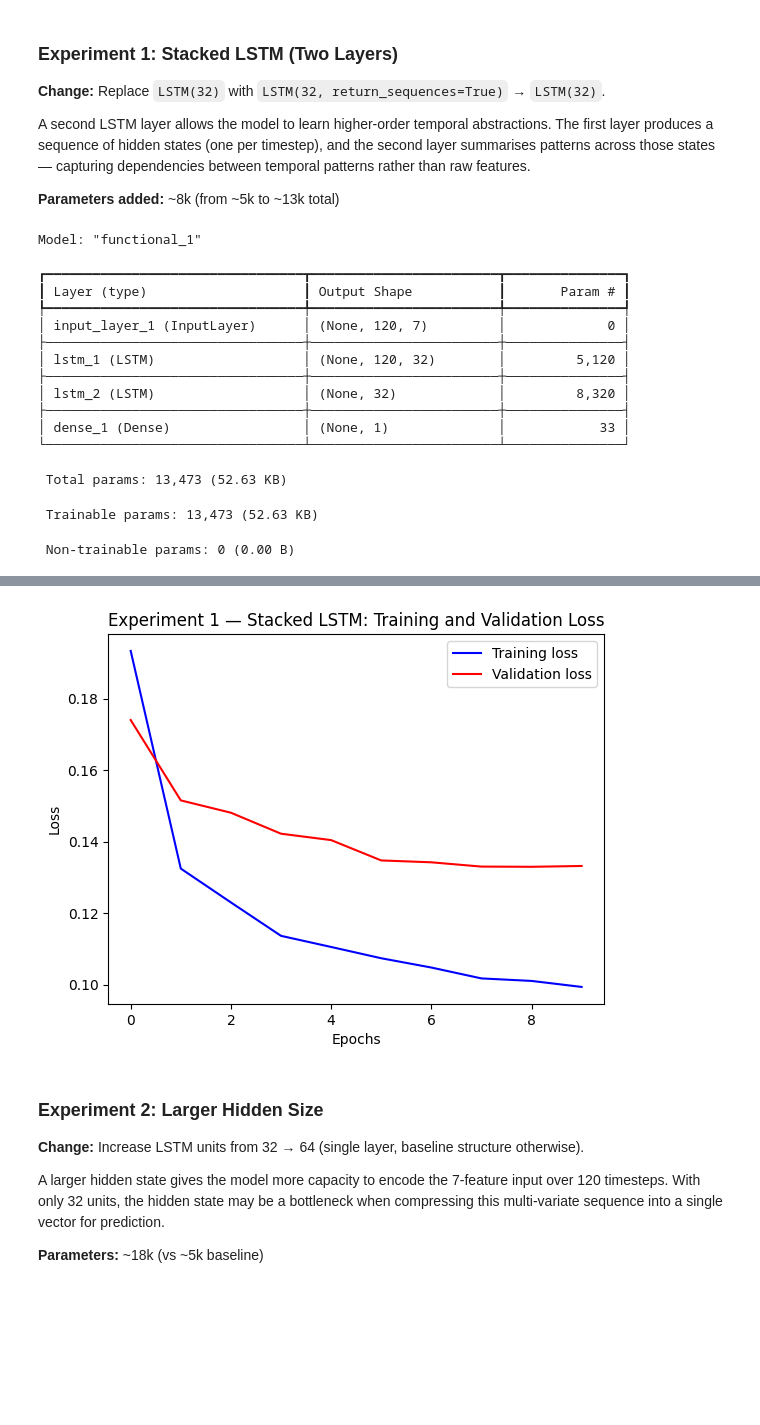
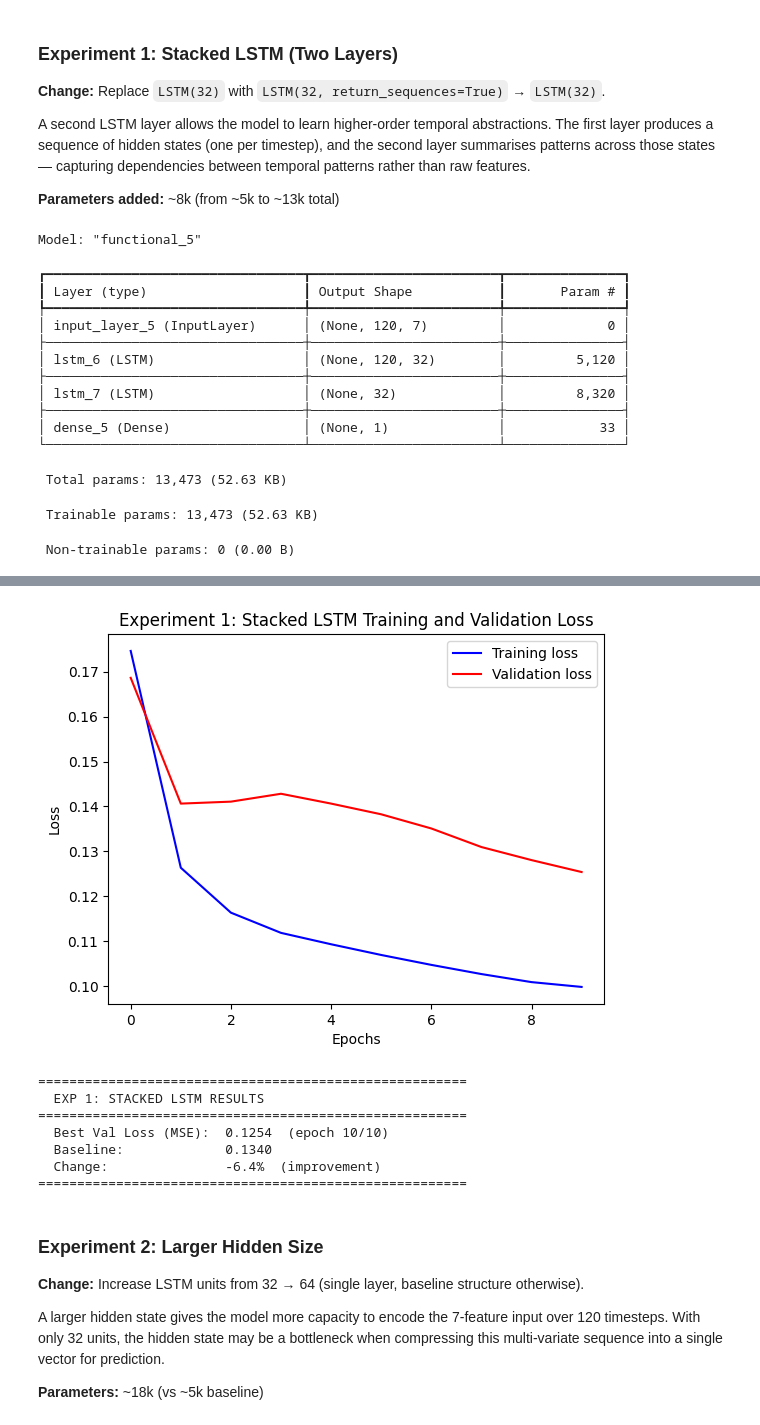
Before and after one commit to eremozdemir/Time-Series-LSTM-Modeling, a Jupyter notebook: notebooks/timeseries_weather_forecasting.ipynb, the cells around one changed output, grey strips where cells are left out. Drawn from its saved outputs; the diff is of its cells as text; code cells hidden in the pictures; blank space fills up the shorter version.

```diff
--- a/notebooks/timeseries_weather_forecasting.ipynb
+++ b/notebooks/timeseries_weather_forecasting.ipynb
@@ -298,5 +298,19 @@ history = model.fit(
     validation_data=dataset_val,
     callbacks=[es_callback, modelckpt_callback],
 )
+
+# Baseline Result Log
+_val = history.history["val_loss"]
+baseline_best_val_loss = min(_val)
+_best_ep = _val.index(baseline_best_val_loss) + 1
+_epochs_run = len(_val)
+
+print("\n" + "=" * 50)
+print("  BASELINE LSTM RESULTS")
+print("=" * 50)
+print(f"  Best Val Loss (MSE):    {baseline_best_val_loss:.4f}  (epoch {_best_ep}/{_epochs_run})")
+print(f"  Final Train Loss (MSE): {history.history['loss'][-1]:.4f}")
+print(f"  Epochs run:             {_epochs_run}")
+print("=" * 50)
 # %% [output]
 Epoch 1/10
@@ -434,18 +448,33 @@ history_exp1 = model_exp1.fit(
 )
 
 visualize_loss(history_exp1, "Experiment 1: Stacked LSTM Training and Validation Loss")
+
+# Experiment 1 Result Log
+_val1 = history_exp1.history["val_loss"]
+exp1_best_val_loss = min(_val1)
+_best_ep1 = _val1.index(exp1_best_val_loss) + 1
+_epochs1 = len(_val1)
+_delta1 = (exp1_best_val_loss - baseline_best_val_loss) / baseline_best_val_loss * 100
+
+print("\n" + "=" * 55)
+print("  EXP 1: STACKED LSTM RESULTS")
+print("=" * 55)
+print(f"  Best Val Loss (MSE):  {exp1_best_val_loss:.4f}  (epoch {_best_ep1}/{_epochs1})")
+print(f"  Baseline:             {baseline_best_val_loss:.4f}")
+print(f"  Change:               {_delta1:+.1f}%  ({'improvement' if _delta1 < 0 else 'WORSE'})")
+print("=" * 55)
 # %% [output]
-Model: "functional_1"
+Model: "functional_5"
 ┏━━━━━━━━━━━━━━━━━━━━━━━━━━━━━━━━━┳━━━━━━━━━━━━━━━━━━━━━━━━┳━━━━━━━━━━━━━━━┓
 ┃ Layer (type)                    ┃ Output Shape           ┃       Param # ┃
 ┡━━━━━━━━━━━━━━━━━━━━━━━━━━━━━━━━━╇━━━━━━━━━━━━━━━━━━━━━━━━╇━━━━━━━━━━━━━━━┩
-│ input_layer_1 (InputLayer)      │ (None, 120, 7)         │             0 │
+│ input_layer_5 (InputLayer)      │ (None, 120, 7)         │             0 │
 ├─────────────────────────────────┼────────────────────────┼───────────────┤
-│ lstm_1 (LSTM)                   │ (None, 120, 32)        │         5,120 │
+│ lstm_6 (LSTM)                   │ (None, 120, 32)        │         5,120 │
 ├─────────────────────────────────┼────────────────────────┼───────────────┤
-│ lstm_2 (LSTM)                   │ (None, 32)             │         8,320 │
+│ lstm_7 (LSTM)                   │ (None, 32)             │         8,320 │
 ├─────────────────────────────────┼────────────────────────┼───────────────┤
-│ dense_1 (Dense)                 │ (None, 1)              │            33 │
+│ dense_5 (Dense)                 │ (None, 1)              │            33 │
 └─────────────────────────────────┴────────────────────────┴───────────────┘
  Total params: 13,473 (52.63 KB)
  Trainable params: 13,473 (52.63 KB)
@@ -470,4 +499,11 @@ Epoch 10: val_loss did not improve from 0.13299
-[figure, old version]
+[figure, new version]
+=======================================================
+  EXP 1: STACKED LSTM RESULTS
+=======================================================
+  Best Val Loss (MSE):  0.1254  (epoch 10/10)
+  Baseline:             0.1340
+  Change:               -6.4%  (improvement)
+=======================================================
 # %% [markdown]
 ### Experiment 2: Larger Hidden Size
 
```
Also changed, not shown: parts of 10 cells of this notebook, 3 other files.
